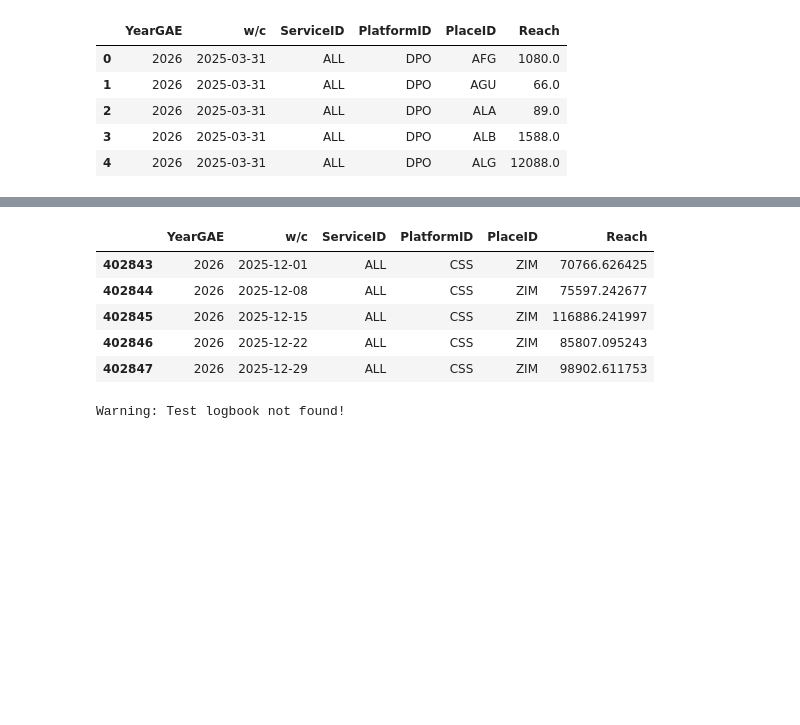
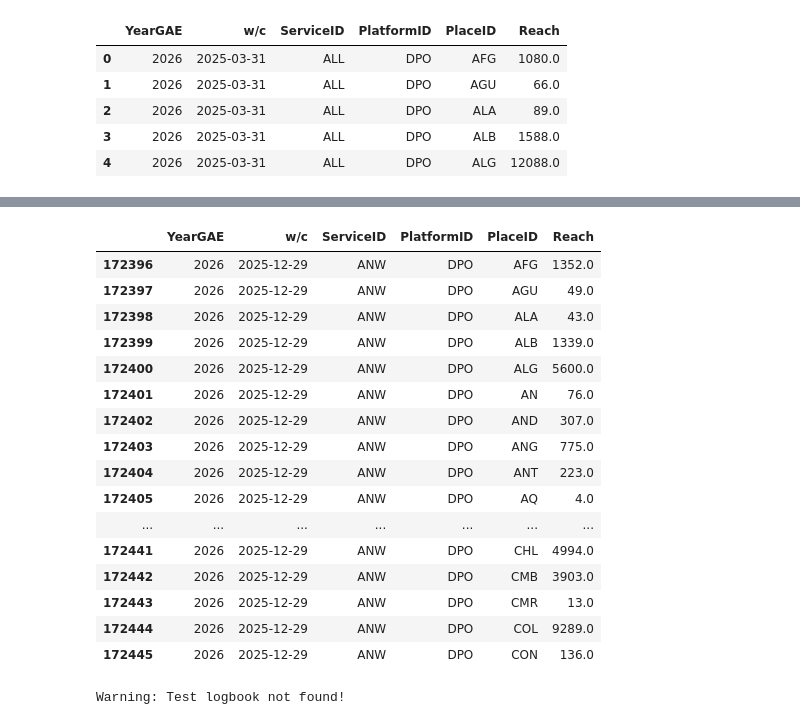
Before and after one commit to brunsd42/digiGAM, a Jupyter notebook: notebooks/8_total_digital.ipynb, the cells around one changed output, grey strips where cells are left out. Drawn from its saved outputs; the diff is of its cells as text; code cells hidden in the pictures; blank space fills up the shorter version.

```diff
--- a/notebooks/8_total_digital.ipynb
+++ b/notebooks/8_total_digital.ipynb
@@ -969,12 +969,24 @@ test_functions.test_weeks_presence_per_account(key='w/c',
 # %%
-digital_df.tail()
+digital_df[(digital_df['w/c'] == '2025-12-29') &
+    (digital_df['ServiceID'].isin( 'ALL'))].head(50)
 # %% [output]
 |  | YearGAE | w/c | ServiceID | PlatformID | PlaceID | Reach |
-| 402843 | 2026 | 2025-12-01 | ALL | CSS | ZIM | 70766.626425 |
-| 402844 | 2026 | 2025-12-08 | ALL | CSS | ZIM | 75597.242677 |
-| 402845 | 2026 | 2025-12-15 | ALL | CSS | ZIM | 116886.241997 |
-| 402846 | 2026 | 2025-12-22 | ALL | CSS | ZIM | 85807.095243 |
-| 402847 | 2026 | 2025-12-29 | ALL | CSS | ZIM | 98902.611753 |
+| 172396 | 2026 | 2025-12-29 | ANW | DPO | AFG | 1352.0 |
+| 172397 | 2026 | 2025-12-29 | ANW | DPO | AGU | 49.0 |
+| 172398 | 2026 | 2025-12-29 | ANW | DPO | ALA | 43.0 |
+| 172399 | 2026 | 2025-12-29 | ANW | DPO | ALB | 1339.0 |
+| 172400 | 2026 | 2025-12-29 | ANW | DPO | ALG | 5600.0 |
+| 172401 | 2026 | 2025-12-29 | ANW | DPO | AN | 76.0 |
+| 172402 | 2026 | 2025-12-29 | ANW | DPO | AND | 307.0 |
+| 172403 | 2026 | 2025-12-29 | ANW | DPO | ANG | 775.0 |
+| 172404 | 2026 | 2025-12-29 | ANW | DPO | ANT | 223.0 |
+| 172405 | 2026 | 2025-12-29 | ANW | DPO | AQ | 4.0 |
+| ... | ... | ... | ... | ... | ... | ... |
+| 172441 | 2026 | 2025-12-29 | ANW | DPO | CHL | 4994.0 |
+| 172442 | 2026 | 2025-12-29 | ANW | DPO | CMB | 3903.0 |
+| 172443 | 2026 | 2025-12-29 | ANW | DPO | CMR | 13.0 |
+| 172444 | 2026 | 2025-12-29 | ANW | DPO | COL | 9289.0 |
+| 172445 | 2026 | 2025-12-29 | ANW | DPO | CON | 136.0 |
 # %%
 digital_df.to_csv(f"{output_dir}/{gam_info['file_timeinfo']}_digi_gam_weekly.csv",
                        index=None)
```
Also changed, not shown: parts of 11 cells of this notebook, 6 other files.
